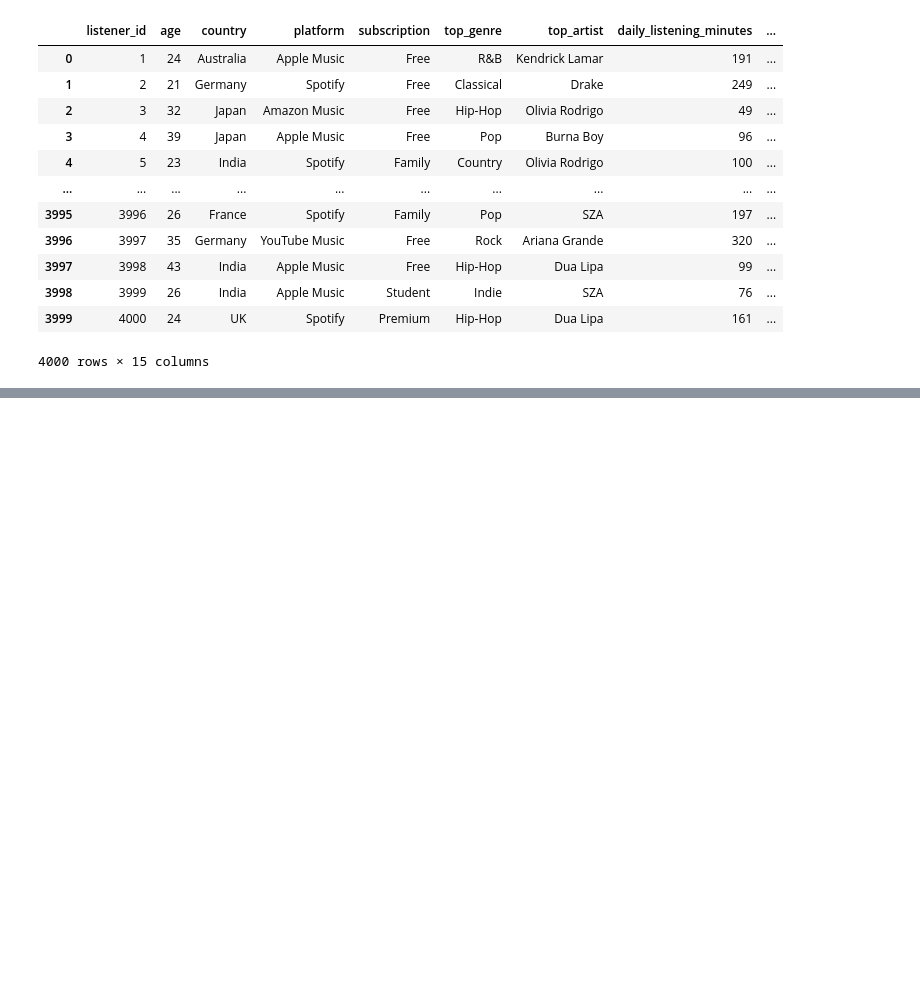
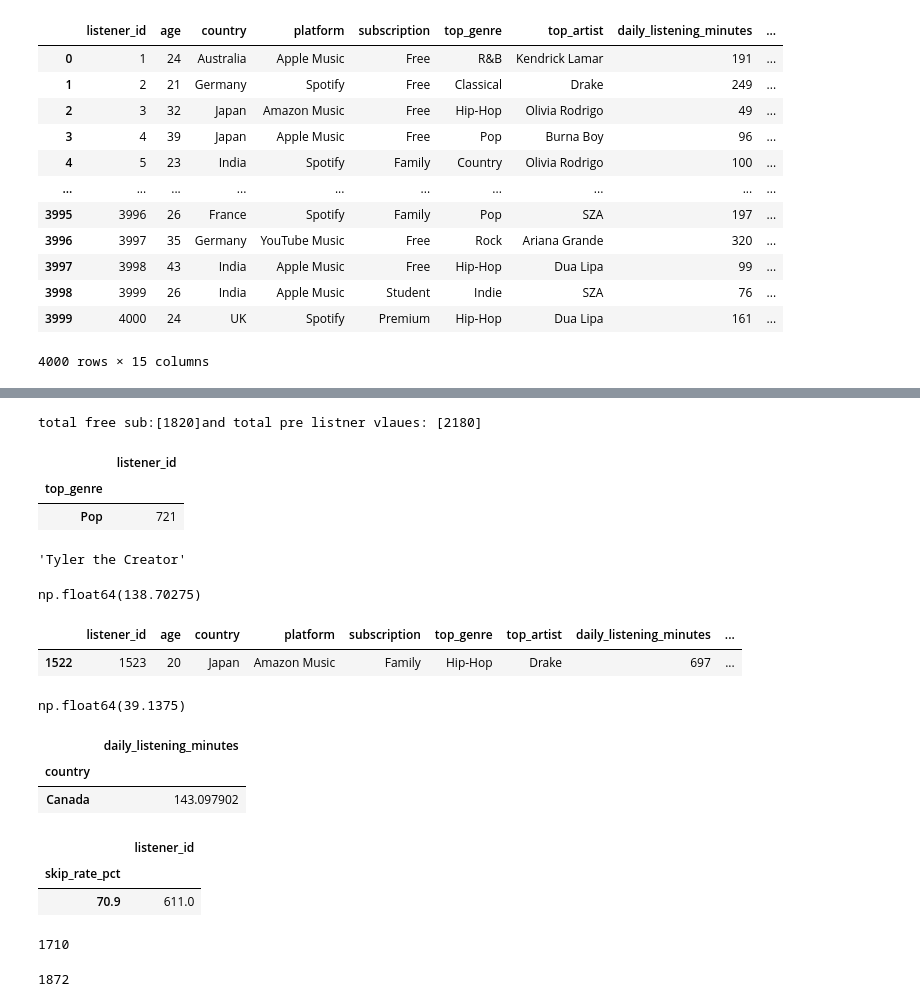
Before and after one commit to Sumit-Rajak99/pandas, a Jupyter notebook: 8_exercise.ipynb, the cells around one changed output, grey strips where cells are left out. Cells and saved outputs as stored; diff of their text form; code cells hidden in the pictures; blank space fills up the shorter version.

```diff
--- a/8_exercise.ipynb
+++ b/8_exercise.ipynb
@@ -76,0 +177,68 @@ music
+# %%
+# 13
+a=music.groupby('subscription').agg({'listener_id':'count'})
+a
+b=a.sort_values('listener_id')[0:3].sum()
+c=a.sort_values('listener_id')[3:].sum()
+print(f'total free sub:{c.values}and total pre listner vlaues: {b.values}')
+# %% [output]
+total free sub:[1820]and total pre listner vlaues: [2180]
+# %%
+# 14
+a=music.groupby('top_genre').agg({'listener_id':'count'})
+a.sort_values('listener_id').tail(1)
+# %% [output]
+|  | listener_id |
+| top_genre |  |
+| Pop | 721 |
+# %%
+# 15
+music.top_artist.max()
+# %% [output]
+'Tyler the Creator'
+# %%
+# 16
+music.daily_listening_minutes.mean()
+# %% [output]
+np.float64(138.70275)
+# %%
+# 17
+music.sort_values('daily_listening_minutes').tail(1)
+# %% [output]
+|  | listener_id | age | country | platform | subscription | top_genre | top_artist | daily_listening_minutes | ... |
+| 1522 | 1523 | 20 | Japan | Amazon Music | Family | Hip-Hop | Drake | 697 | ... |
+# %%
+# 18
+music.songs_per_day.mean()
+# %% [output]
+np.float64(39.1375)
+# %%
+# 19
+
+a=music.groupby('country').agg({'daily_listening_minutes':'mean'})
+a.sort_values('daily_listening_minutes').tail(1)
+# %% [output]
+|  | daily_listening_minutes |
+| country |  |
+| Canada | 143.097902 |
+# %%
+# 20
+a=music.groupby('skip_rate_pct').agg({'listener_id':'mean'})
+a.sort_values('skip_rate_pct').tail(1)
+# %% [output]
+|  | listener_id |
+| skip_rate_pct |  |
+| 70.9 | 611.0 |
+# %%
+# 21
+a=music.groupby('uses_offline_mode').agg({'listener_id':'count'})
+a.tail(1)
+
+music[music.uses_offline_mode==True].shape[0]
+# %% [output]
+1710
+# %%
+# 22
+music[music.podcasts_too==True].shape[0]
+# %% [output]
+1872
```
Also changed, not shown: parts of 15 cells of this notebook, 3 other files.
